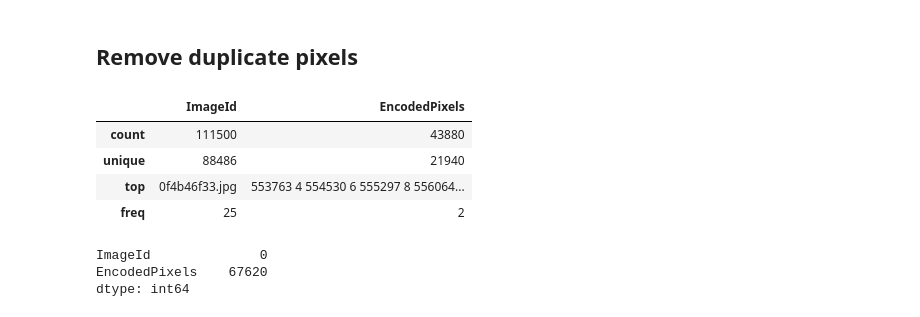
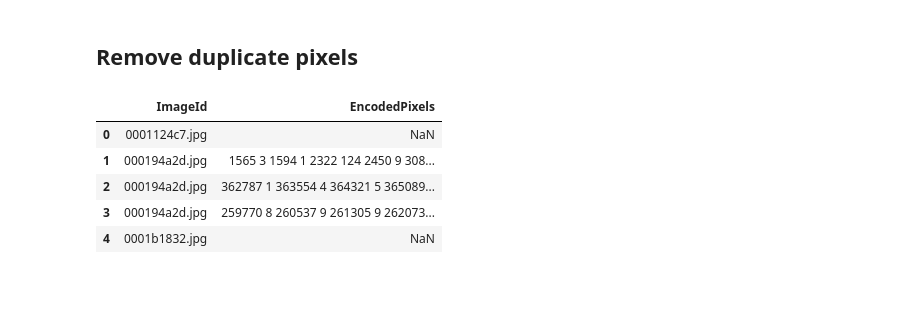
Before and after one commit to gabrielgarza/Mask_RCNN, a Jupyter notebook: samples/ship/Explore Submissions.ipynb, the cells around one changed output. Cells and saved outputs as stored; diff of their text form; code cells hidden in the pictures; blank space fills up the shorter version.

```diff
--- a/samples/ship/Explore Submissions.ipynb
+++ b/samples/ship/Explore Submissions.ipynb
@@ -68,15 +95,11 @@ df.head()
 # %%
-corrected_sub = pd.read_csv("./submission_20180817T1649_2.csv")
-corrected_sub.describe()
+sub_df = pd.read_csv("~/Downloads/submission_20180818T1208.csv")
+sub_df.describe()
+sub_df.head()
 # %% [output]
 |  | ImageId | EncodedPixels |
-| count | 111500 | 43880 |
-| unique | 88486 | 21940 |
-| top | 0f4b46f33.jpg | 553763 4 554530 6 555297 8 556064... |
-| freq | 25 | 2 |
+| 0 | 0001124c7.jpg | NaN |
+| 1 | 000194a2d.jpg | 1565 3 1594 1 2322 124 2450 9 308... |
+| 2 | 000194a2d.jpg | 362787 1 363554 4 364321 5 365089... |
+| 3 | 000194a2d.jpg | 259770 8 260537 9 261305 9 262073... |
+| 4 | 0001b1832.jpg | NaN |
-# %%
-corrected_sub.isnull().sum()
-# %% [output]
-ImageId              0
-EncodedPixels    67620
-dtype: int64
```
Also changed, not shown: parts of 14 cells of this notebook, 3 other files.
